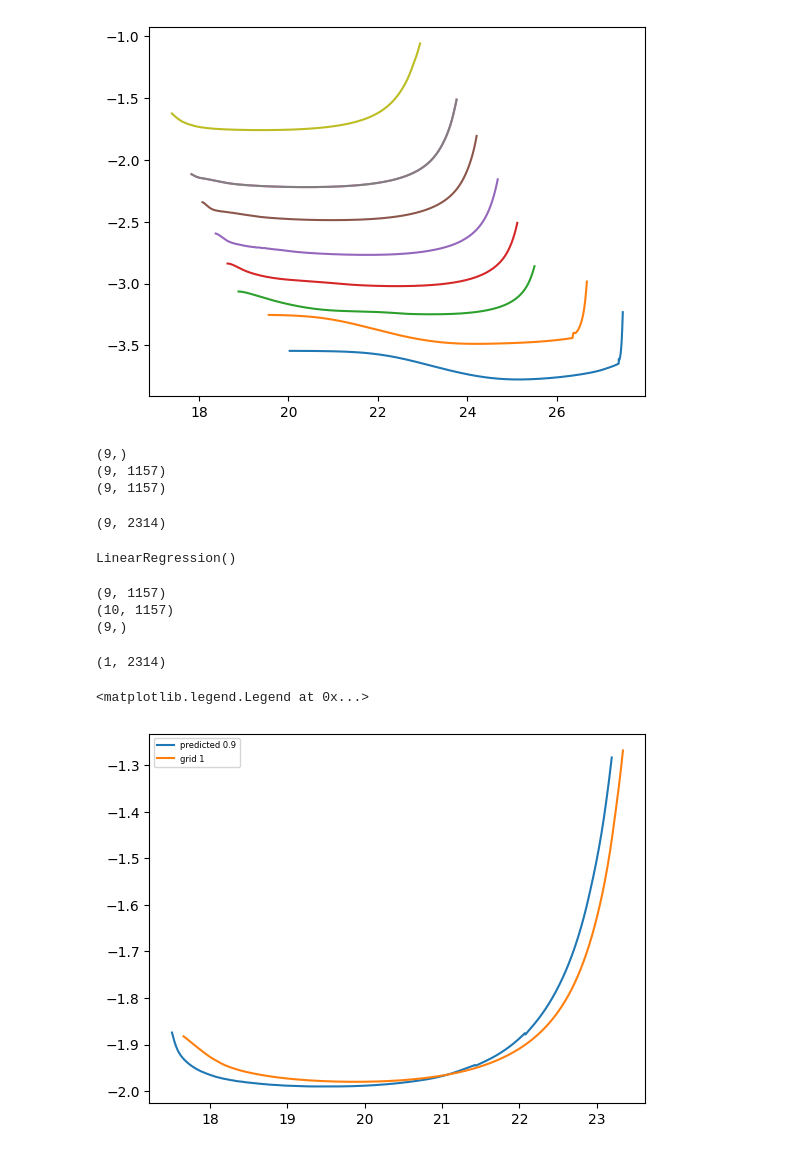
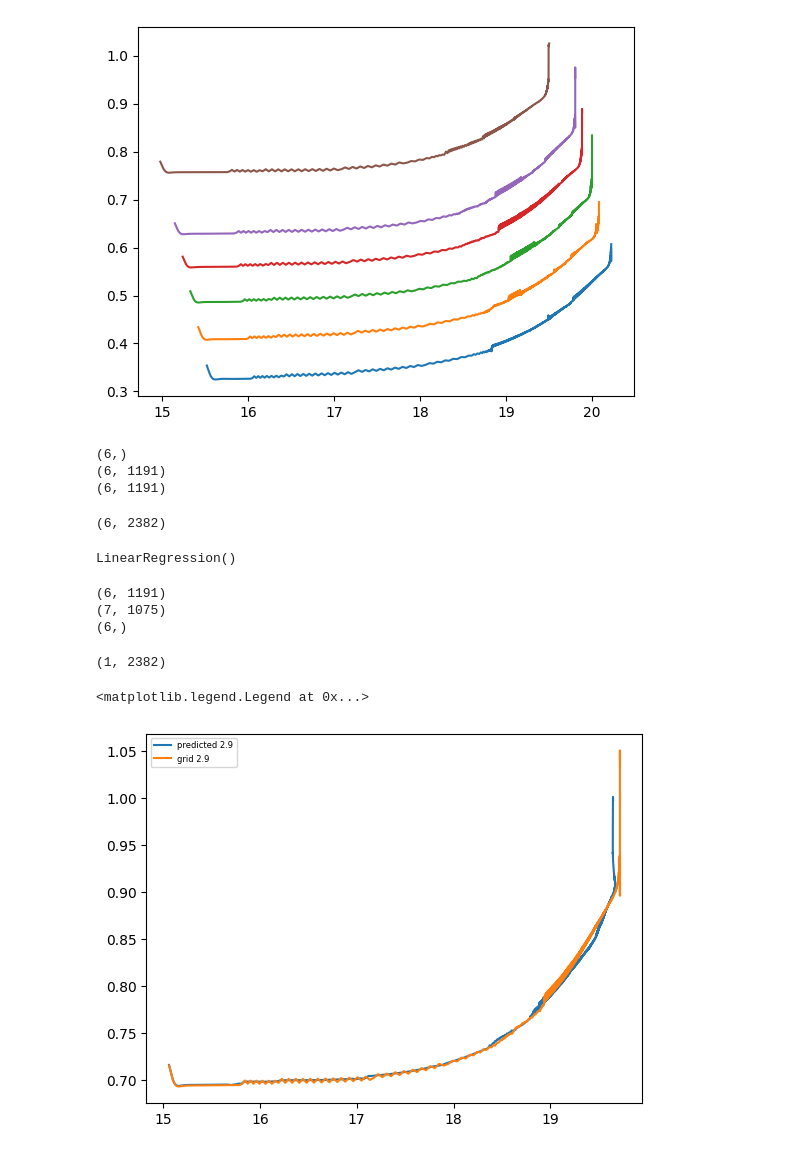
Before and after one commit to JonoBueno/FYP_IRFAN, a Jupyter notebook: 0p0/TensorT.ipynb, the cells around one changed output. Saved outputs shown, nothing was run; the diff lists cells and outputs as text; code cells hidden in the pictures.

```diff
--- a/0p0/TensorT.ipynb
+++ b/0p0/TensorT.ipynb
@@ -32,7 +32,7 @@ labels5 = [    1.1,
 df = []
 df1 = []
 masses = []
-pred = 0.9  # float(input("What is the mass ="))
+pred = 2.9  # float(input("What is the mass ="))
 
 if 0 < pred <= 1:
     labels = labels1
@@ -106,15 +106,15 @@ for a, l, label in zip(ages, lums, labels):
     plt.plot(a, l, label=label)
 # plt.xscale("log")
 # %% [output]
-[figure, old version]
+[figure, new version]
 # %%
 print(masses.shape)
 print(ages.shape)
 print(lums.shape)
 # %% [output]
-(9,)
-(9, 1157)
-(9, 1157)
+(6,)
+(6, 1191)
+(6, 1191)
 # %%
 from sklearn.linear_model import LinearRegression as LnR
 
@@ -127,37 +127,37 @@ print(output.shape)
 model = LnR()
 model.fit(np.array([masses]).T, output)
 # %% [output]
-(9, 2314)
+(6, 2382)
 LinearRegression()
 # %%
 print(lums.shape)
 print(lums1.shape)
 print(masses.shape)
 # %% [output]
-(9, 1157)
-(10, 1157)
-(9,)
+(6, 1191)
+(7, 1075)
+(6,)
 # %%
 # n = -2
 # prediction = model.predict([[masses[n]]])
 prediction = model.predict([[pred]])
 predicted_ages = prediction[:, ::2]
 predicted_lums = prediction[:, 1::2]
 print(prediction.shape)
 
 plt.plot(predicted_ages[0], predicted_lums[0], label=f"predicted {pred}")
 
 # plt.plot(ages[n], lums[n], label="real")
 # plt.plot(ages[1], lums[1], label="grid")
 # plt.plot(ages[2], lums[2], label="grid 0.4")
 # plt.xscale("log")
 
 # for i, label in enumerate(labels):
 #     plt.plot(ages1[i], lums1[i], label=f"grid {label}")
-plt.plot(ages1[-2], lums1[-2], label=f"grid {0.9}")
+plt.plot(ages1[-2], lums1[-2], label=f"grid {2.9}")
 
 plt.legend(fontsize=6)
 # %% [output]
-(1, 2314)
+(1, 2382)
 <matplotlib.legend.Legend at 0x...>
-[figure, old version]
+[figure, new version]
```
